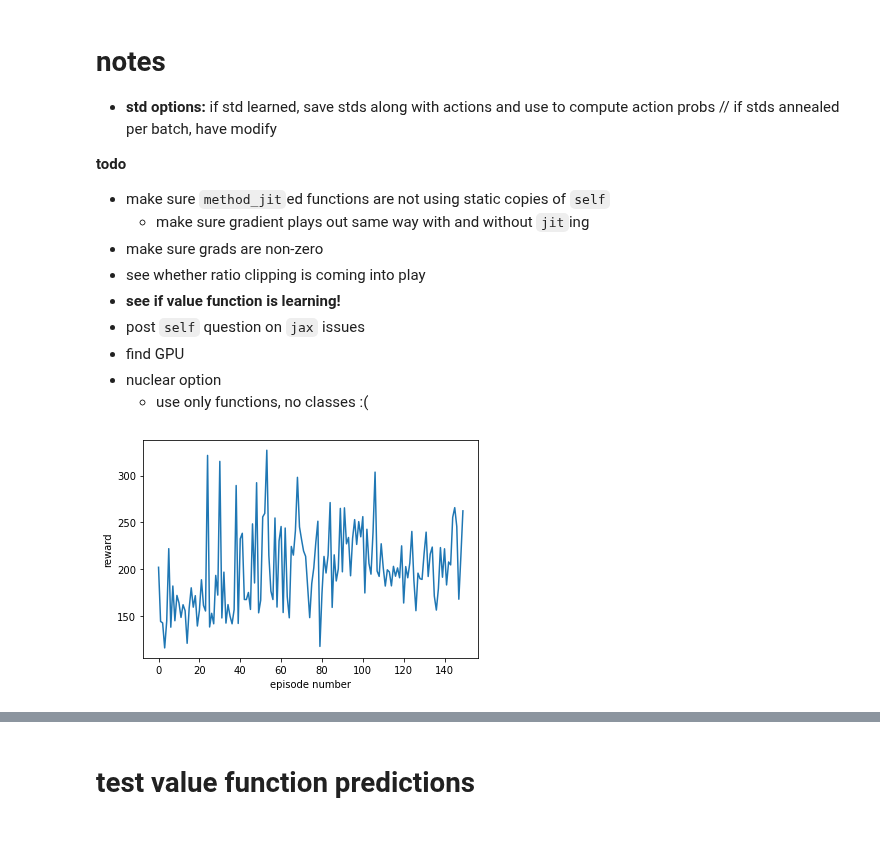
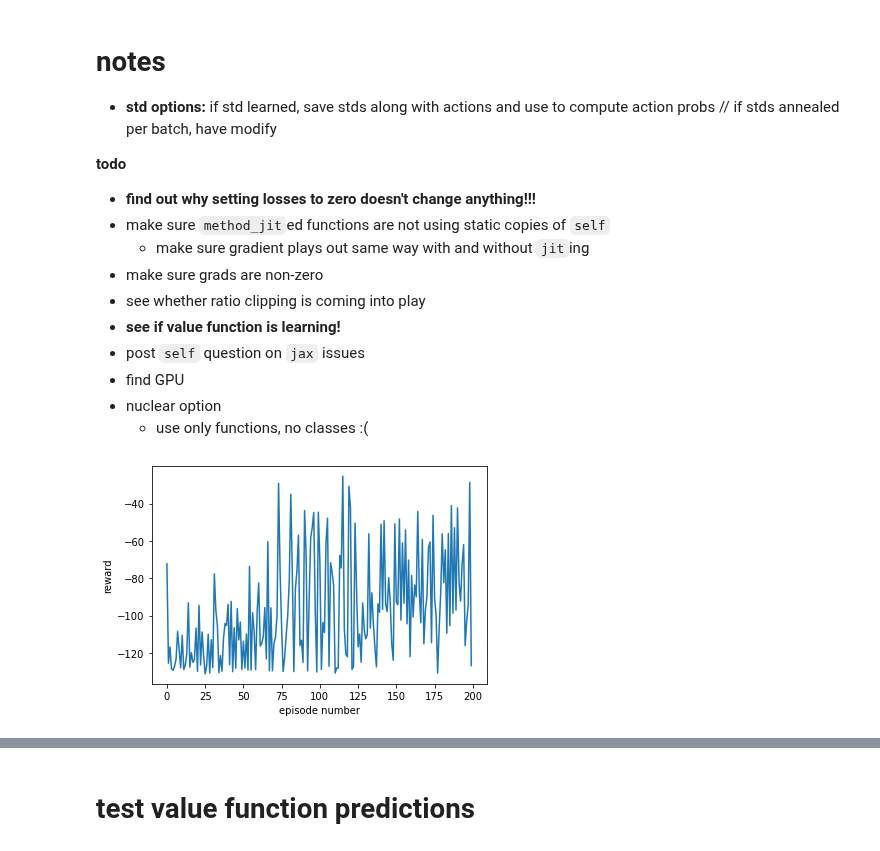
Before and after one commit to richard-warren/rl_sandbox, a Jupyter notebook: ppo_demo.ipynb, the cells around one changed output, grey strips where cells are left out. Saved outputs shown, nothing was run; the diff lists cells and outputs as text; code cells hidden in the pictures.

Commit message:
major refactoring; adding custom pointmass test env

```diff
--- a/ppo_demo.ipynb
+++ b/ppo_demo.ipynb
@@ -27,6 +23,7 @@ import ipdb
 - **std options:** if std learned, save stds along with actions and use to compute action probs // if stds annealed per batch, have modify
 
 **todo**
+- **find out why setting losses to zero doesn't change anything!!!**
 - make sure `method_jit`ed functions are not using static copies of `self`
   - make sure gradient plays out same way with and without `jit`ing
 - make sure grads are non-zero
@@ -187,7 +54,7 @@ class PPO():
         self.optimizer = {'state': opt_state, 'update': opt_update, 'get_params': get_params}
 
 
-    @method_jit
+#     @method_jit
     def loss(self, params, actions: np.array, states: np.array, old_action_probs: np.array,
              returns: np.array, advantages: np.array):
         ''' todo: importance sampling? '''
@@ -201,6 +68,9 @@ class PPO():
         actor_loss = - jnp.mean(jnp.minimum(loss1, loss2))
 
         critic_loss = .5 * jnp.mean(jnp.power((returns - values), 2))
+
+#         critic_loss = 0.
+#         actor_loss = 0.
 
         return actor_loss + critic_loss
 
@@ -240,7 +110,7 @@ class PPO():
                 # todo: is it right to reset optimizer count for each batch? or just the count rollover?
                 self.update_count += 1
                 self.optimizer['state'] = self.optimizer['update'](
-                    self.update_count, grads, self.optimizer['state'])
+                    i, grads, self.optimizer['state'])  # todo: self.update_count?
                 self.policy.params = self.optimizer['get_params'](self.optimizer['state'])
 
         self.reset_memory()
@@ -298,24 +168,27 @@ class PPO():
 # train!
 
 # settings (temp)          # sooome learning
-domain = 'cartpole'
-task = 'balance'
-batch_size = 1000 * 10     # 1000*10
-max_episodes = 150         # 200
+# domain = 'cartpole'
+# task = 'balance'
+batch_size = 200 * 10      # 1000*10
+max_episodes = 200         # 200
 seed = 0 # todo
-hidden_layers = (24, 24)   # (24, 48)
-K_epochs = 8               # 8
+hidden_layers = (24,24)    # (24, 48)
+K_epochs = 10              # 8
 minibatch_size = 1024      # 1024
-learning_rate = 3e-4       # 3e-4
-stds = (2, .5)              # (2, .5)
-eps_clip = .2              # .2
-gamma = .95                # .99
+learning_rate = 3e-3       # 3e-4
+stds = (1.5, .1)           # (2, .5)
+eps_clip = .1              # .2
+gamma = .99                # .99
+gae_param = .95            # .95
 normalize_returns = True   # True
-
+add_time_to_state = True   # False
+target_pos = (0, 0)
 
 
 key = jax.random.PRNGKey(seed)
-env = Env(domain, task)
+# env = DmEnv(domain, task, add_time_to_state=add_time_to_state)
+env = PointMass(target_pos=target_pos, add_time_to_state=add_time_to_state, mass=1)
 state = env.reset()  # todo: random seed stuff!
 
 policy = ActorCritic(env.state_dim, env.action_dim, std=stds[0], seed=seed,
@@ -323,7 +196,7 @@ policy = ActorCritic(env.state_dim, env.action_dim, std=stds[0], seed=seed,
 
 ppo = PPO(policy, K_epochs=K_epochs, minibatch_size=minibatch_size,
           learning_rate=learning_rate, eps_clip=eps_clip, gamma=gamma,
-          normalize_returns=normalize_returns)
+          normalize_returns=normalize_returns, gae_param=gae_param)
 
 update_count, step_count = 0, 0
 keys = np.array(jax.random.split(key, num=(max_episodes * env.max_steps)))
@@ -331,32 +204,33 @@ total_rewards = []
 
 with trange(max_episodes, desc='Episode') as t:
     for i in t:
         state = env.reset()
         rewards = []
         done = False
 
         while not done:
             action, action_prob = ppo.policy.act(keys[step_count], ppo.policy.params['actor'], state)
             action_squashed = squash_actions(action, env.action_min, env.action_max)
             state_next, reward, done = env.step(action_squashed)
             ppo.add_memory(state, action, reward, action_prob, done)
             state = state_next
             rewards.append(reward)
 
             if ppo.n_memories==batch_size:
                 ppo.update(keys[step_count])
                 update_count += 1
                 ppo.policy.std = stds[0] + (i/max_episodes) * (stds[1]-stds[0])  # reduce exploration noise
+#                 print(ppo.policy.params['actor'][0][0][0][0])  # check that params are changing!
 
         step_count += 1
         total_rewards.append(sum(rewards))
         t.set_postfix(total_reward=total_rewards[-1], std=ppo.policy.std, n_updates=update_count)
 
 
 # plot
 plt.plot(total_rewards);
 plt.xlabel('episode number');
 plt.ylabel('reward');
 # %% [output]
-[figure, old version]
+[figure, new version]
 # %%
```
Also changed, not shown: parts of 8 cells of this notebook, 5 other files.
